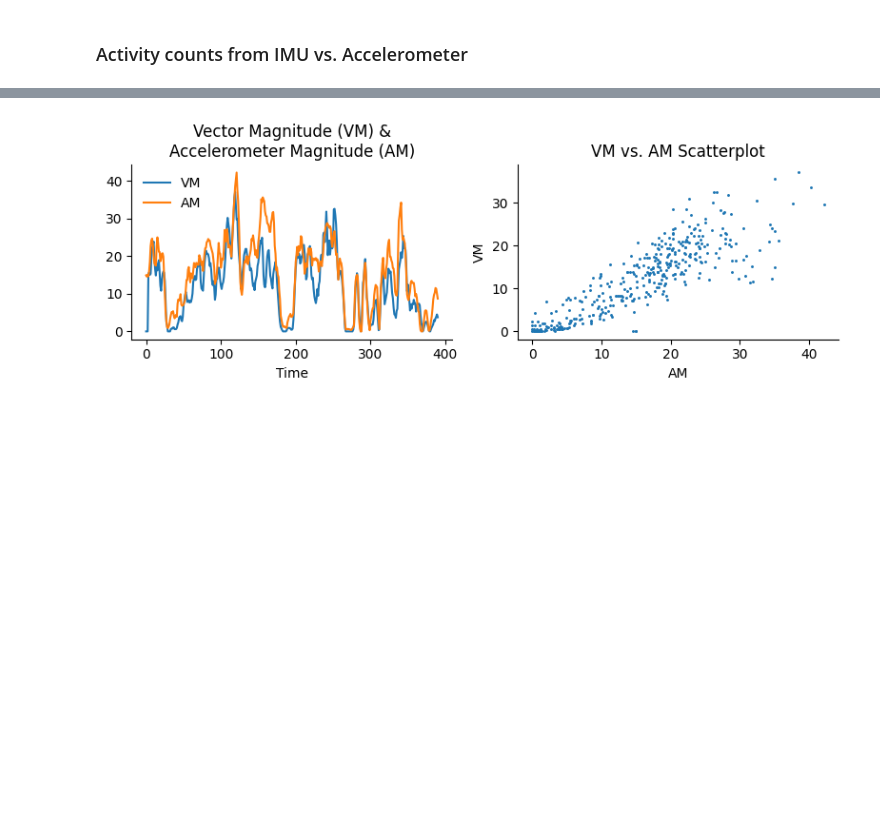
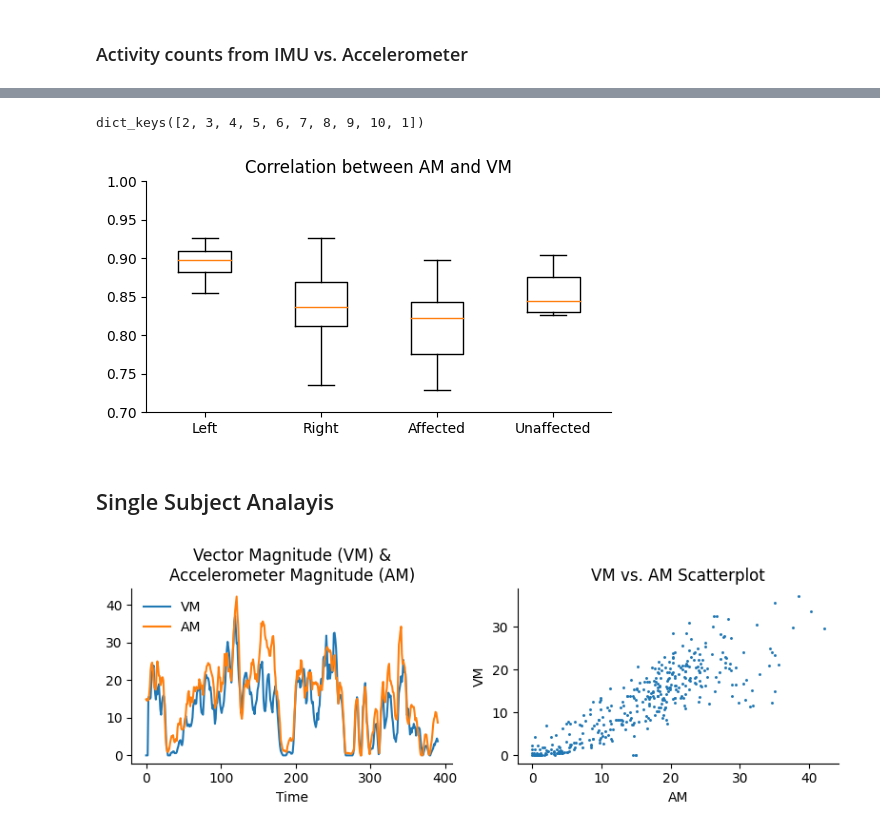
Before and after one commit to siva82kb/gmac, a Jupyter notebook: notebooks/gmac_with_only_accl.ipynb, the cells around one changed output, grey strips where cells are left out. Saved outputs shown, nothing was run; the diff lists cells and outputs as text; code cells hidden in the pictures; blank space fills up the shorter version.

```diff
--- a/notebooks/gmac_with_only_accl.ipynb
+++ b/notebooks/gmac_with_only_accl.ipynb
@@ -183,3 +250,49 @@ def compute_accl_magnitude(accl: np.array, nwin: int=50, nfilt: int=5, causal: b
+# %%
+left_counts.keys()
+# %% [output]
+dict_keys([2, 3, 4, 5, 6, 7, 8, 9, 10, 1])
+# %%
+left_corr = []
+for _subj in left.subject.unique():
+    _combdf = pd.concat((left_counts[_subj]['counts'],
+                         left_amag[_subj]['mag']), axis=1)
+    left_corr.append(scipy.stats.spearmanr(_combdf.mag.values, _combdf.counts.values,
+                                           nan_policy='omit').correlation)
+
+right_corr = []
+for _subj in right.subject.unique():
+    _combdf = pd.concat((right_counts[_subj]['counts'],
+                         right_amag[_subj]['mag']), axis=1)
+    right_corr.append(scipy.stats.spearmanr(_combdf.mag.values, _combdf.counts.values,
+                                            nan_policy='omit').correlation)
+
+aff_corr = []
+for _subj in aff.subject.unique():
+    _combdf = pd.concat((aff_counts[_subj]['counts'],
+                         aff_amag[_subj]['mag']), axis=1)
+    aff_corr.append(scipy.stats.spearmanr(_combdf.mag.values, _combdf.counts.values,
+                                          nan_policy='omit').correlation)
+
+unaff_corr = []
+for _subj in unaff.subject.unique():
+    _combdf = pd.concat((unaff_counts[_subj]['counts'],
+                         unaff_amag[_subj]['mag']), axis=1)
+    unaff_corr.append(scipy.stats.spearmanr(_combdf.mag.values, _combdf.counts.values,
+                                            nan_policy='omit').correlation)
+
+# Plot the correlation values
+fig = plt.figure(figsize=(6, 3))
+ax = fig.add_subplot(111)
+ax.boxplot([left_corr, right_corr, aff_corr, unaff_corr],
+           labels=['Left', 'Right', 'Affected', 'Unaffected'])
+ax.set_ylim(0.7, 1)
+ax.spines['right'].set_visible(False)
+ax.spines['top'].set_visible(False)
+ax.set_title("Correlation between AM and VM");
+# %% [output]
+[figure, added]
+# %% [markdown]
+## Single Subject Analayis
 # %%
 subj = 1
 df = right[right.subject==subj]
```
Also changed, not shown: parts of 91 cells of this notebook, 1 other file.
